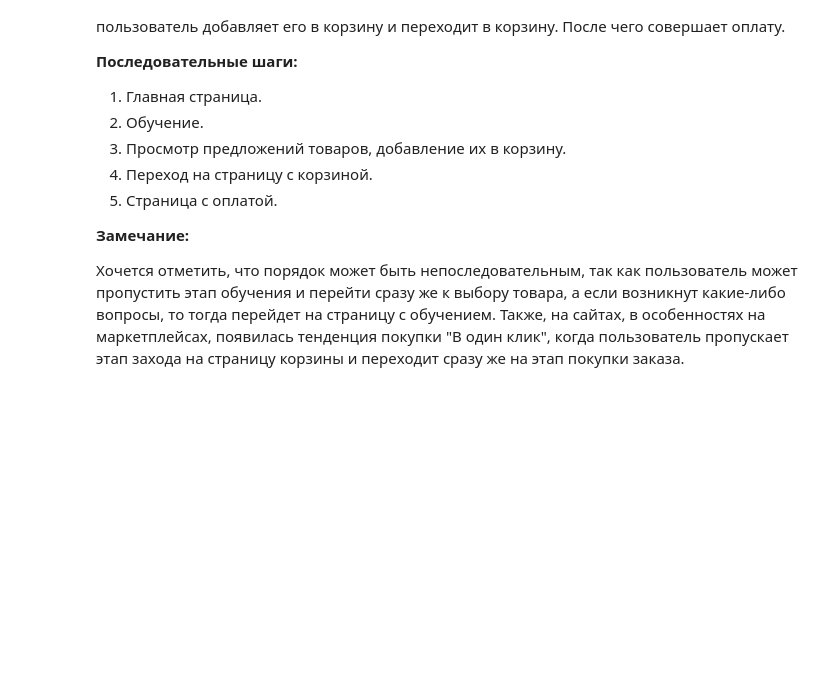
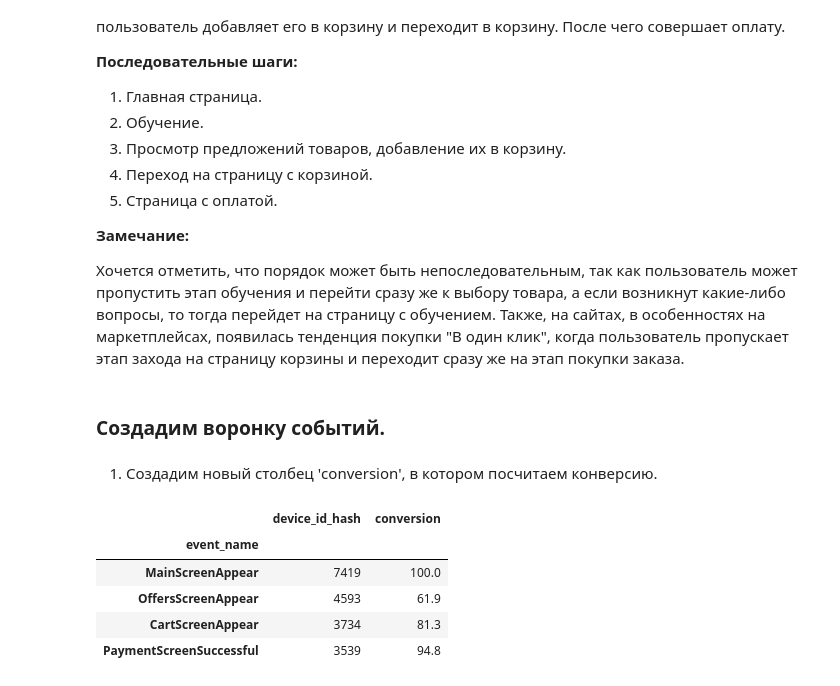
Before and after one commit to hEadman137/data_analysis_projects, a Jupyter notebook: yandex_practicum_projects/A_a_b_test_online_store(19_08_23).ipynb, the cells around one changed output. Cells and saved outputs as stored; diff of their text form; code cells hidden in the pictures; blank space fills up the shorter version.

```diff
--- a/yandex_practicum_projects/A_a_b_test_online_store(19_08_23).ipynb
+++ b/yandex_practicum_projects/A_a_b_test_online_store(19_08_23).ipynb
@@ -440,3 +440,25 @@ user_percentages.sort_values(by='interest', ascending=False)
 **Замечание:**
 
 Хочется отметить, что порядок может быть непоследовательным, так как пользователь может пропустить этап обучения и перейти сразу же к выбору товара, а если возникнут какие-либо вопросы, то тогда перейдет на страницу с обучением. Также, на сайтах, в особенностях на маркетплейсах, появилась тенденция покупки "В один клик", когда пользователь пропускает этап захода на страницу корзины и переходит сразу же на этап покупки заказа.
+# %% [markdown]
+### Создадим воронку событий.
+# %% [markdown]
+1. Создадим новый столбец 'conversion', в котором посчитаем конверсию.
+# %%
+#создадим сводную таблицу с количеством уникальных пользователей совершавших каждое из событий
+event_counts_user = data.query('event_name != "Tutorial"').pivot_table(index = 'event_name', values = 'device_id_hash', aggfunc = 'nunique').sort_values(by = 'device_id_hash', ascending = False)
+#добавим столбец со смещенными значениями количества пользователей методом shift
+#недостающее значение заполним первым значением столбца параметром fill_value
+event_counts_user['shift'] = event_counts_user['device_id_hash'].shift(1, fill_value = event_counts_user['device_id_hash'].loc[event_counts_user.index[0]])
+#посчитаем и добавим столбец с конверсией округленной до 1 десятка
+event_counts_user['conversion'] = round(event_counts_user['device_id_hash']/event_counts_user['shift']*100, 1)
+#в итоговой таблице оставим только количество уникальных пользователей и конверсией
+event_counts_user = event_counts_user[['device_id_hash', 'conversion']]
+event_counts_user
+# %% [output]
+|  | device_id_hash | conversion |
+| event_name |  |  |
+| MainScreenAppear | 7419 | 100.0 |
+| OffersScreenAppear | 4593 | 61.9 |
+| CartScreenAppear | 3734 | 81.3 |
+| PaymentScreenSuccessful | 3539 | 94.8 |
```
Also changed, not shown: parts of 8 cells of this notebook, 1 other file.
